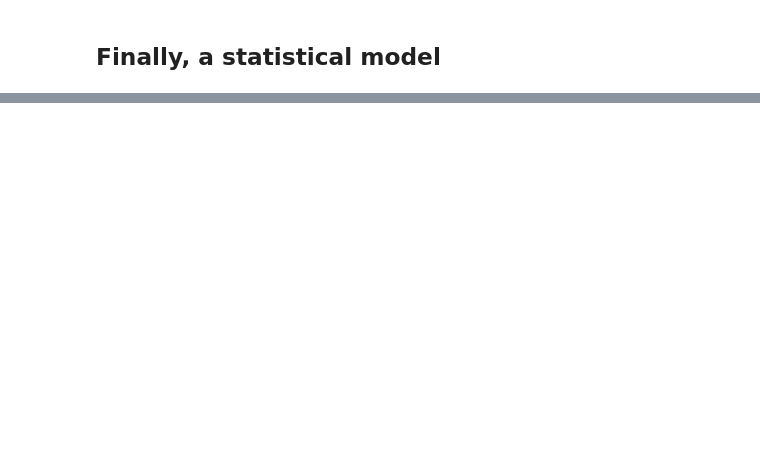
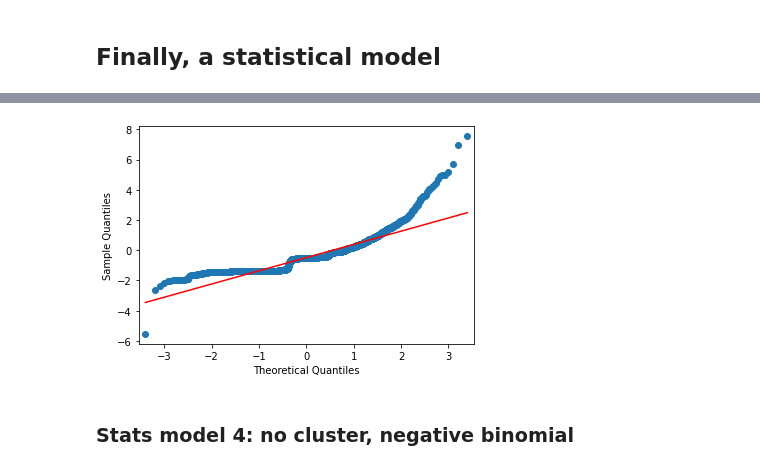
Before and after one commit to hubertau/DPhil_Studies, a Jupyter notebook: 2021-04_Study_A_Diffusion/notebooks/combined_analysis.ipynb, the cells around one changed output, grey strips where cells are left out. Saved outputs shown, nothing was run; the diff lists cells and outputs as text; code cells hidden in the pictures; blank space fills up the shorter version.

```diff
--- a/2021-04_Study_A_Diffusion/notebooks/combined_analysis.ipynb
+++ b/2021-04_Study_A_Diffusion/notebooks/combined_analysis.ipynb
@@ -552,0 +598,6 @@ Matching users on activity:
+# %%
+stats_model_3 = smf.glm('act_post_peak ~ act_pre_peak + int_pre_peak + norm_act_pre_peak + cluster',
+    data = stats_df,
+    family = sm.families.family.NegativeBinomial(alpha=1.8)
+)
+stats_result_3 = stats_model_3.fit()
@@ -552,0 +633,7 @@ Matching users on activity:
+# %%
+resid = stats_result_3.resid_deviance.copy()
+x = sm.graphics.qqplot(resid, line='r')
+# %% [output]
+[figure, added]
+# %% [markdown]
+### Stats model 4: no cluster, negative binomial
```
Also changed, not shown: parts of 60 cells of this notebook.
